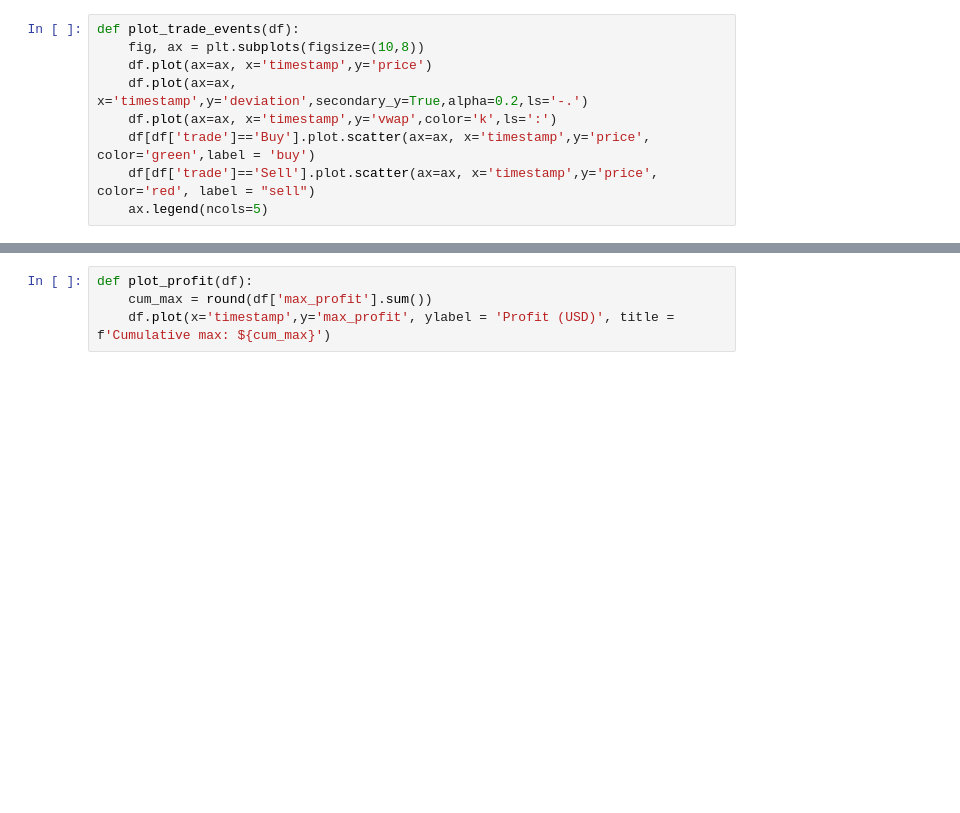
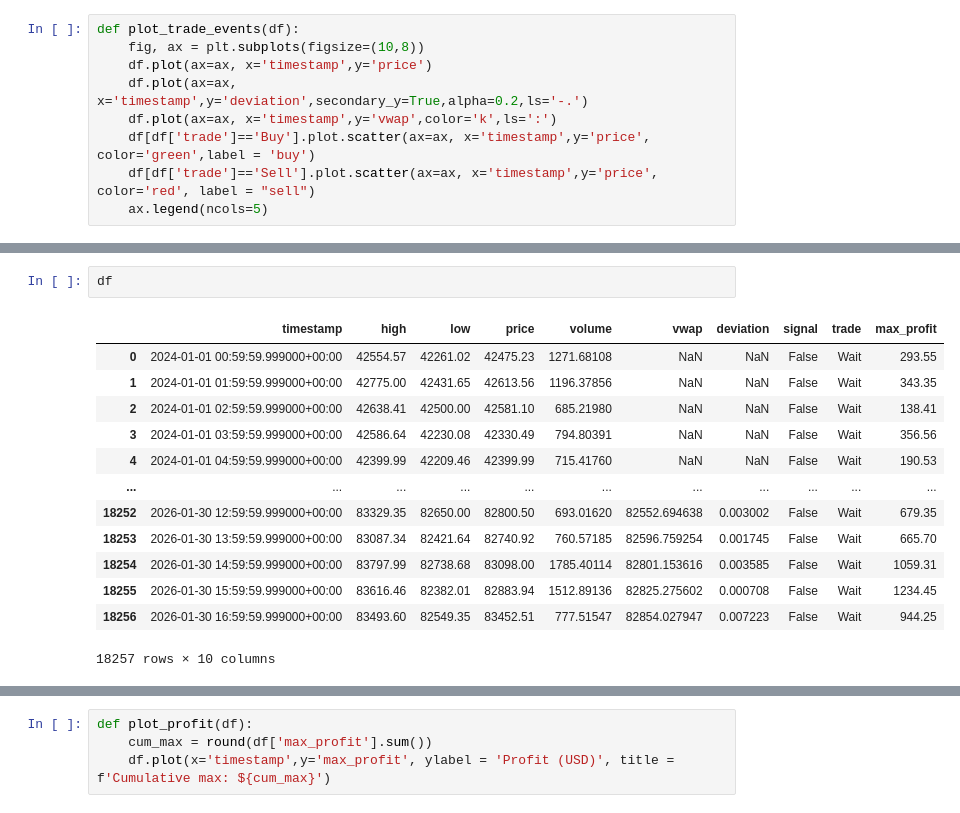
Before and after one commit to janalbertviljoen/Trading_Bot, a Jupyter notebook: run_bot.ipynb, the cells around one changed output, grey strips where cells are left out. Saved outputs shown, nothing was run; the diff lists cells and outputs as text; blank space fills up the shorter version.

```diff
--- a/run_bot.ipynb
+++ b/run_bot.ipynb
@@ -36,0 +53,16 @@ plot_trade_events(df_sample)
+# %%
+df
+# %% [output]
+|  | timestamp | high | low | price | volume | vwap | deviation | signal | trade | max_profit |
+| 0 | 2024-01-01 00:59:59.999000+00:00 | 42554.57 | 42261.02 | 42475.23 | 1271.68108 | NaN | NaN | False | Wait | 293.55 |
+| 1 | 2024-01-01 01:59:59.999000+00:00 | 42775.00 | 42431.65 | 42613.56 | 1196.37856 | NaN | NaN | False | Wait | 343.35 |
+| 2 | 2024-01-01 02:59:59.999000+00:00 | 42638.41 | 42500.00 | 42581.10 | 685.21980 | NaN | NaN | False | Wait | 138.41 |
+| 3 | 2024-01-01 03:59:59.999000+00:00 | 42586.64 | 42230.08 | 42330.49 | 794.80391 | NaN | NaN | False | Wait | 356.56 |
+| 4 | 2024-01-01 04:59:59.999000+00:00 | 42399.99 | 42209.46 | 42399.99 | 715.41760 | NaN | NaN | False | Wait | 190.53 |
+| ... | ... | ... | ... | ... | ... | ... | ... | ... | ... | ... |
+| 18252 | 2026-01-30 12:59:59.999000+00:00 | 83329.35 | 82650.00 | 82800.50 | 693.01620 | 82552.694638 | 0.003002 | False | Wait | 679.35 |
+| 18253 | 2026-01-30 13:59:59.999000+00:00 | 83087.34 | 82421.64 | 82740.92 | 760.57185 | 82596.759254 | 0.001745 | False | Wait | 665.70 |
+| 18254 | 2026-01-30 14:59:59.999000+00:00 | 83797.99 | 82738.68 | 83098.00 | 1785.40114 | 82801.153616 | 0.003585 | False | Wait | 1059.31 |
+| 18255 | 2026-01-30 15:59:59.999000+00:00 | 83616.46 | 82382.01 | 82883.94 | 1512.89136 | 82825.275602 | 0.000708 | False | Wait | 1234.45 |
+| 18256 | 2026-01-30 16:59:59.999000+00:00 | 83493.60 | 82549.35 | 83452.51 | 777.51547 | 82854.027947 | 0.007223 | False | Wait | 944.25 |
+18257 rows × 10 columns
```
Also changed, not shown: parts of 7 cells of this notebook, 1 other file.
